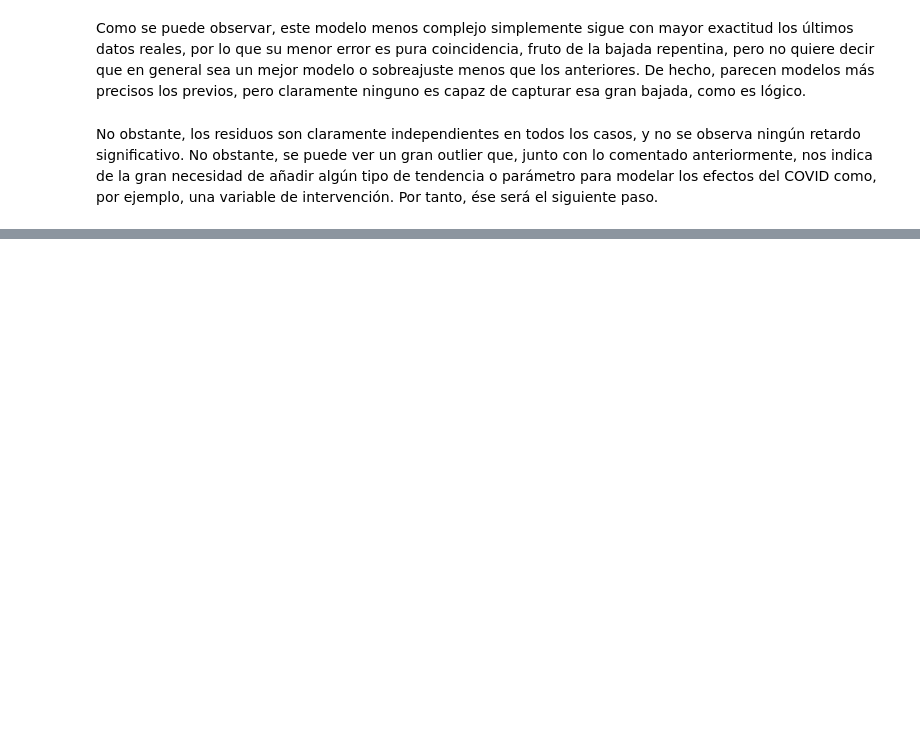
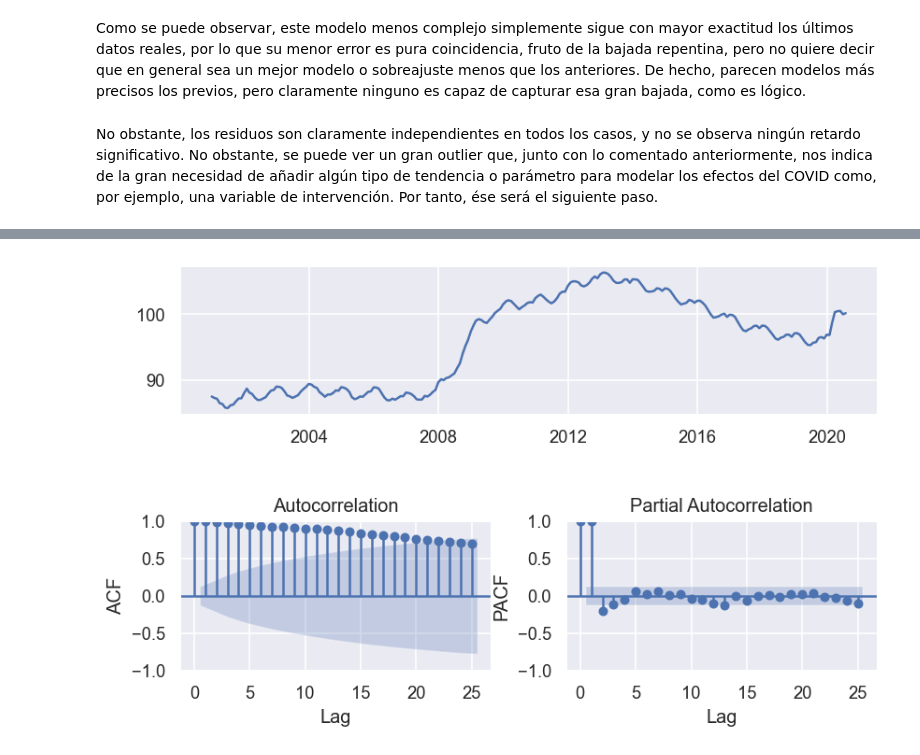
Before and after one commit to juanls1/Assignment2_ML, a Jupyter notebook: ML_Assignment2.ipynb, the cells around one changed output, grey strips where cells are left out. Drawn from its saved outputs; the diff is of its cells as text; code cells hidden in the pictures; blank space fills up the shorter version.

```diff
--- a/ML_Assignment2.ipynb
+++ b/ML_Assignment2.ipynb
@@ -614 +655,17 @@ df.loc[periodo_covid_inicio:periodo_covid_fin, 'Periodo_Covid'] = 1
+# %%
+#!!!!!Revisar si hace falta o con lo hecho por Juan vale
+# Compute Box CoxPlot transformed data
+BOX_COX = True
+if BOX_COX:
+    z = st.boxcox(y_train2.values,   lmbda = lmbda) #Convert series to positive if neccesary
+    #z,lmbda = st.boxcox(df.values[:,0] - min(df.values) + 1) #Convert to positive and automatic selection of lmbda
+    z = pd.DataFrame(z, columns=y_train.columns.values.tolist())
+else:
+    z = y_train2
+
+# Plot transformed data
+z.index=y_train2.index
+FT.ts_display(z)
+# %% [output]
+[figure, added]
 # %%
```
Also changed, not shown: parts of 29 cells of this notebook.
